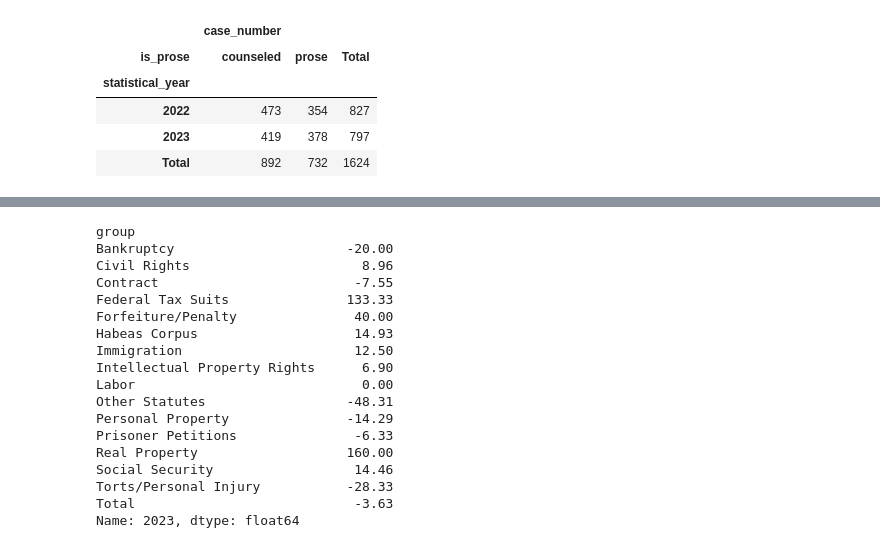
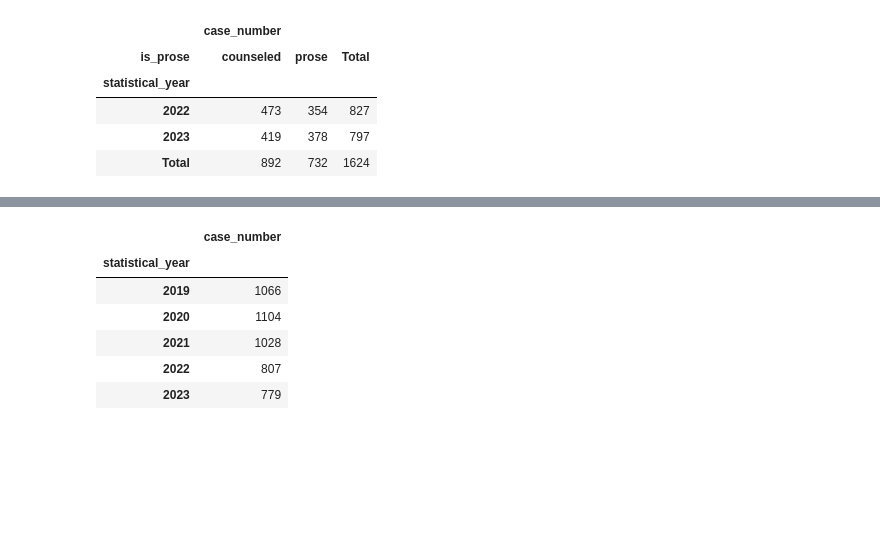
Before and after one commit to jturner421/cpi, a Jupyter notebook: WDBA2023/wdba2023_visualizations.ipynb, the cells around one changed output, grey strips where cells are left out. Drawn from its saved outputs; the diff is of its cells as text; code cells hidden in the pictures; blank space fills up the shorter version.

```diff
--- a/WDBA2023/wdba2023_visualizations.ipynb
+++ b/WDBA2023/wdba2023_visualizations.ipynb
@@ -137,21 +142,2 @@ pct_change=nos_totals_by_year.pct_change()
 # %%
-round(pct_change.loc[2023]*100, 2)
+round(pct_change.loc[:, 2023]*100, 2)
-# %% [output]
-group
-Bankruptcy                      -20.00
-Civil Rights                      8.96
-Contract                         -7.55
-Federal Tax Suits               133.33
-Forfeiture/Penalty               40.00
-Habeas Corpus                    14.93
-Immigration                      12.50
-Intellectual Property Rights      6.90
-Labor                             0.00
-Other Statutes                  -48.31
-Personal Property               -14.29
-Prisoner Petitions               -6.33
-Real Property                   160.00
-Social Security                  14.46
-Torts/Personal Injury           -28.33
-Total                            -3.63
-Name: 2023, dtype: float64
@@ -157,0 +153,10 @@ Name: 2023, dtype: float64
+# %%
+total_cases
+# %% [output]
+|  | case_number |
+| statistical_year |  |
+| 2019 | 1066 |
+| 2020 | 1104 |
+| 2021 | 1028 |
+| 2022 | 807 |
+| 2023 | 779 |
```
Also changed, not shown: parts of 16 cells of this notebook, 2 other files.
